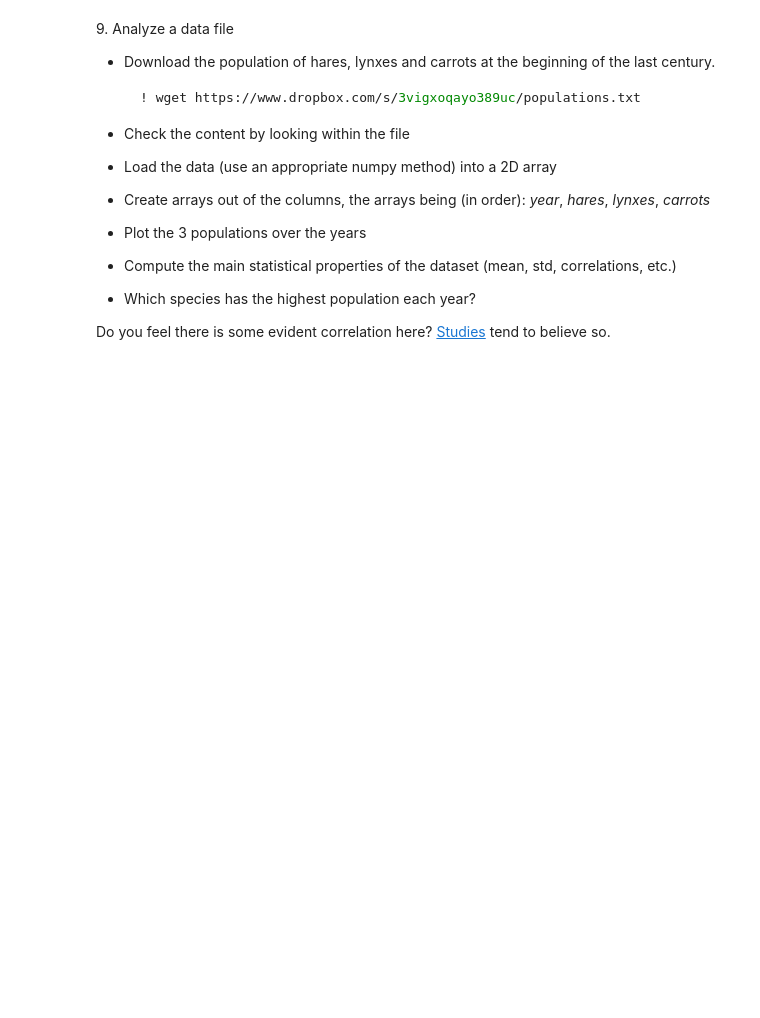
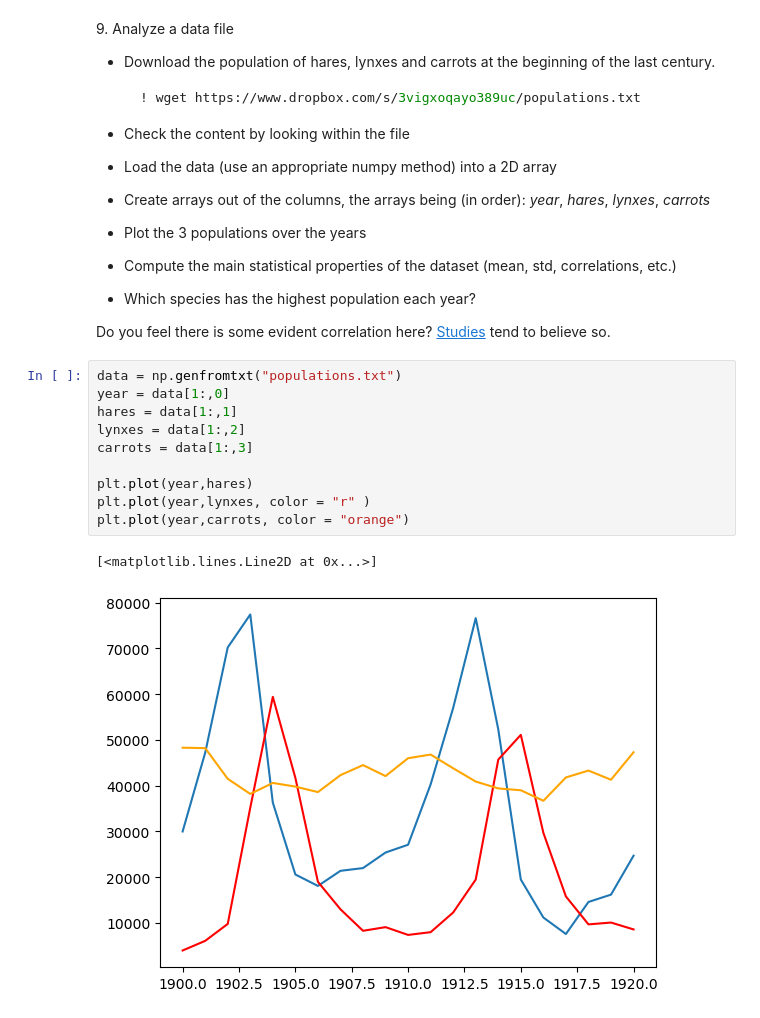
Before and after one commit to nicolomontagner02/LaboratoryOfComputationalPhysics_Y7, a Jupyter notebook: 04ex_Numpy.ipynb, the cells around one changed output. Saved outputs shown, nothing was run; the diff lists cells and outputs as text; blank space fills up the shorter version.

```diff
--- a/04ex_Numpy.ipynb
+++ b/04ex_Numpy.ipynb
@@ -309,3 +393,16 @@ Did you get what you expected?
   * Which species has the highest population each year?
 
 Do you feel there is some evident correlation here? [Studies](https://www.enr.gov.nt.ca/en/services/lynx/lynx-snowshoe-hare-cycle) tend to believe so.
+# %%
+data = np.genfromtxt("populations.txt")
+year = data[1:,0]
+hares = data[1:,1]
+lynxes = data[1:,2]
+carrots = data[1:,3]
+
+plt.plot(year,hares)
+plt.plot(year,lynxes, color = "r" )
+plt.plot(year,carrots, color = "orange")
+# %% [output]
+[<matplotlib.lines.Line2D at 0x...>]
+[figure, added]
```
Also changed, not shown: parts of 5 cells of this notebook, 1 other file.
